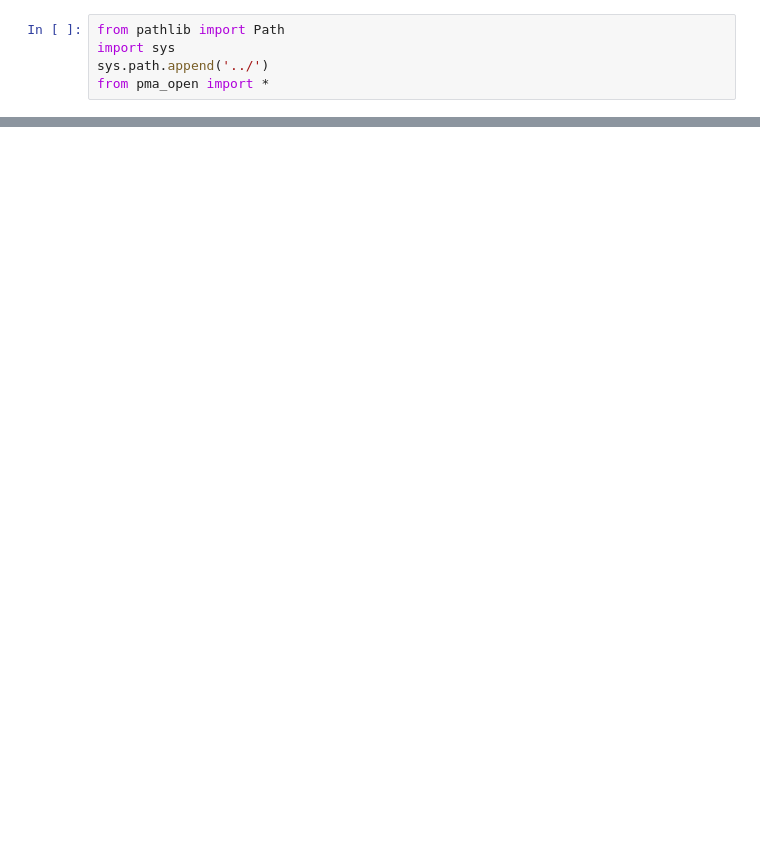
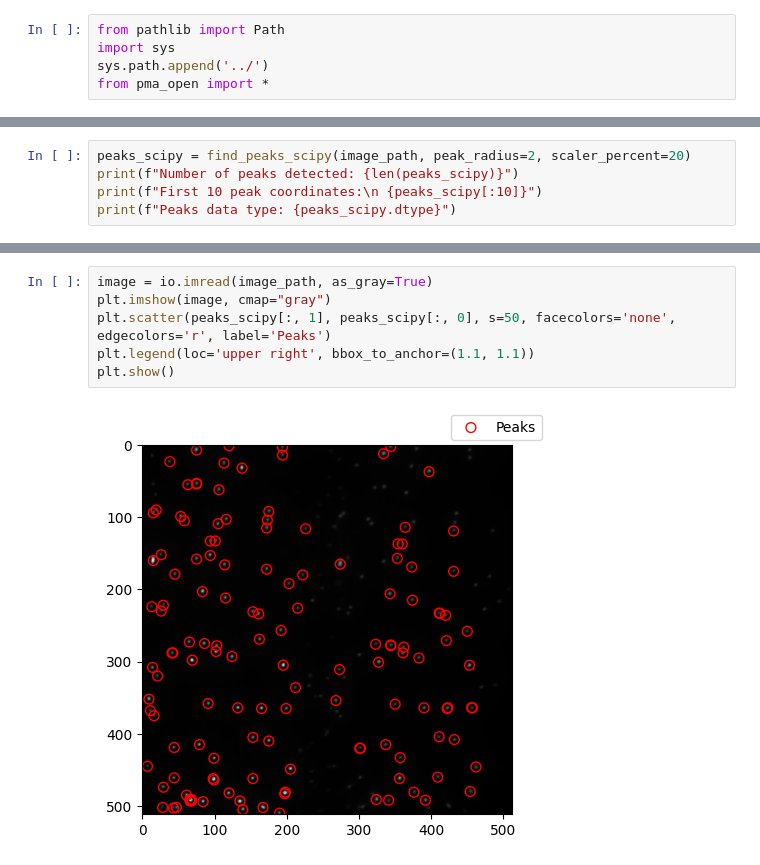
Before and after one commit to ljhason/smImaging-Exploration, a Jupyter notebook: img_avg_map/img_avg.ipynb, the cells around one changed output, grey strips where cells are left out. Cells and saved outputs as stored; diff of their text form; blank space fills up the shorter version.

```diff
--- a/img_avg_map/img_avg.ipynb
+++ b/img_avg_map/img_avg.ipynb
@@ -113,0 +86,5 @@ error: OpenCV(4.11.0) /Users/runner/work/opencv-python/opencv-python/opencv/modu
+# %%
+peaks_scipy = find_peaks_scipy(image_path, peak_radius=2, scaler_percent=20)
+print(f"Number of peaks detected: {len(peaks_scipy)}")
+print(f"First 10 peak coordinates:\n {peaks_scipy[:10]}")
+print(f"Peaks data type: {peaks_scipy.dtype}")
@@ -113,0 +105,8 @@ error: OpenCV(4.11.0) /Users/runner/work/opencv-python/opencv-python/opencv/modu
+# %%
+image = io.imread(image_path, as_gray=True)
+plt.imshow(image, cmap="gray")
+plt.scatter(peaks_scipy[:, 1], peaks_scipy[:, 0], s=50, facecolors='none', edgecolors='r', label='Peaks')
+plt.legend(loc='upper right', bbox_to_anchor=(1.1, 1.1))
+plt.show()
+# %% [output]
+[figure, added]
```
Also changed, not shown: parts of 23 cells of this notebook, 4 other files.
